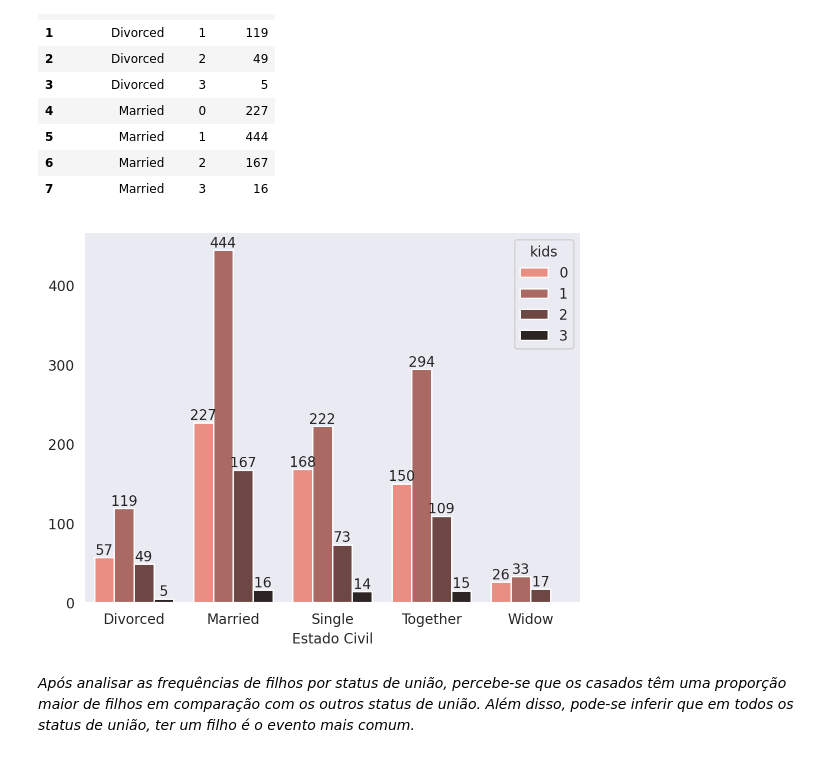
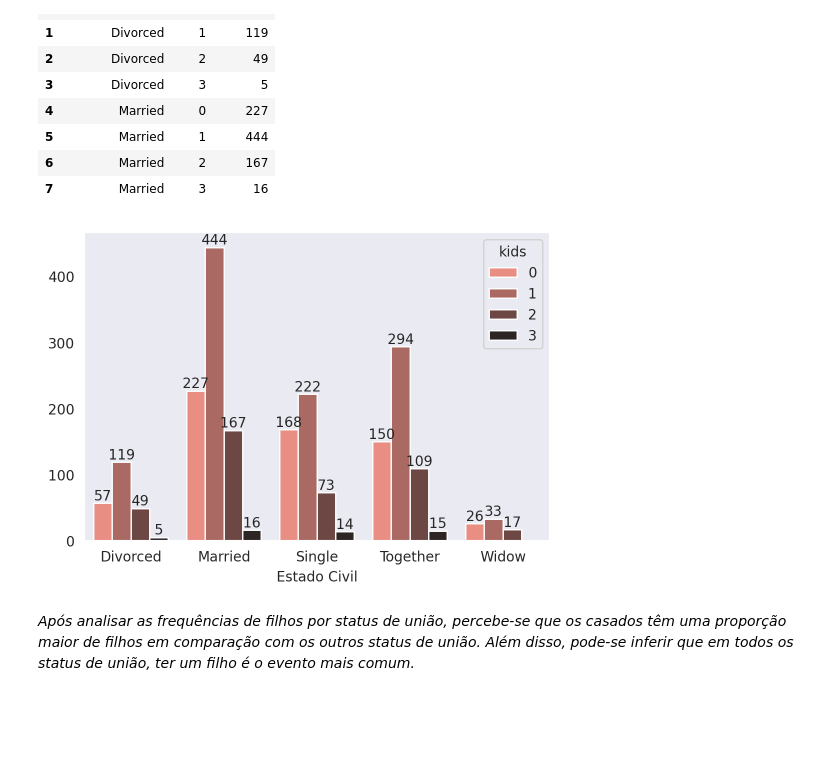
Before and after one commit to Oseiasdfarias/estatistica_do_basico_ao_avancado_EBA, a Jupyter notebook: atividades/1.0_estatistica_descritiva/1.0_Desafio_Ifood.ipynb, the cells around one changed output. Saved outputs shown, nothing was run; the diff lists cells and outputs as text; code cells hidden in the pictures; blank space fills up the shorter version.

```diff
--- a/atividades/1.0_estatistica_descritiva/1.0_Desafio_Ifood.ipynb
+++ b/atividades/1.0_estatistica_descritiva/1.0_Desafio_Ifood.ipynb
@@ -314,18 +315,19 @@ marit_status_kids.head(8)
 | 6 | Married | 2 | 167 |
 | 7 | Married | 3 | 16 |
 # %%
+plt.figure(figsize=(6, 4))
 ax = sns.barplot(data=marit_status_kids,
                  x="marital_status", y="qt_kids",
                  hue="kids",
                  palette=sns.color_palette("dark:salmon_r", as_cmap=True)
             )
 for container in ax.containers:
     ax.bar_label(container);
 plt.ylabel("")
 plt.xlabel("Estado Civil")
 plt.show()
 # %% [output]
-[figure, old version]
+[figure, new version]
 # %% [markdown]
 *Após analisar as frequências de filhos por status de união, percebe-se que os casados têm uma proporção maior de filhos em comparação com os outros status de união. Além disso, pode-se inferir que em todos os status de união, ter um filho é o evento mais comum.*
 # %% [markdown]
```
Also changed, not shown: parts of 15 cells of this notebook.
